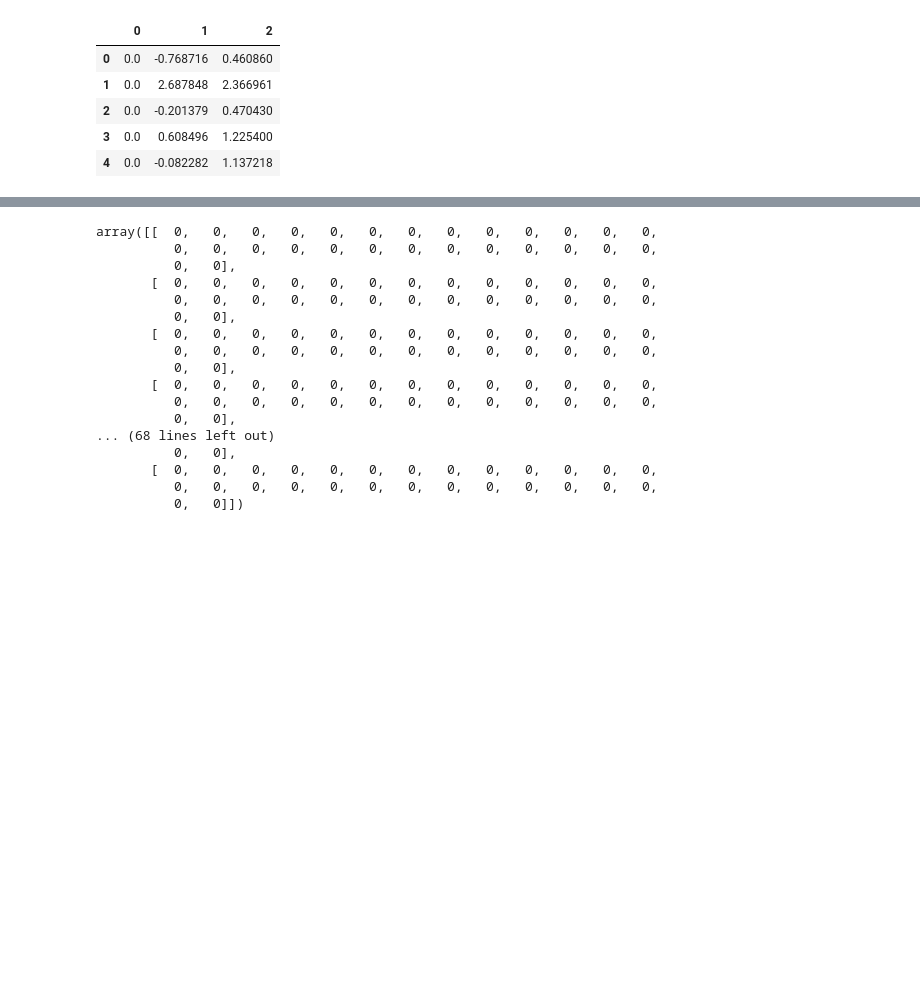
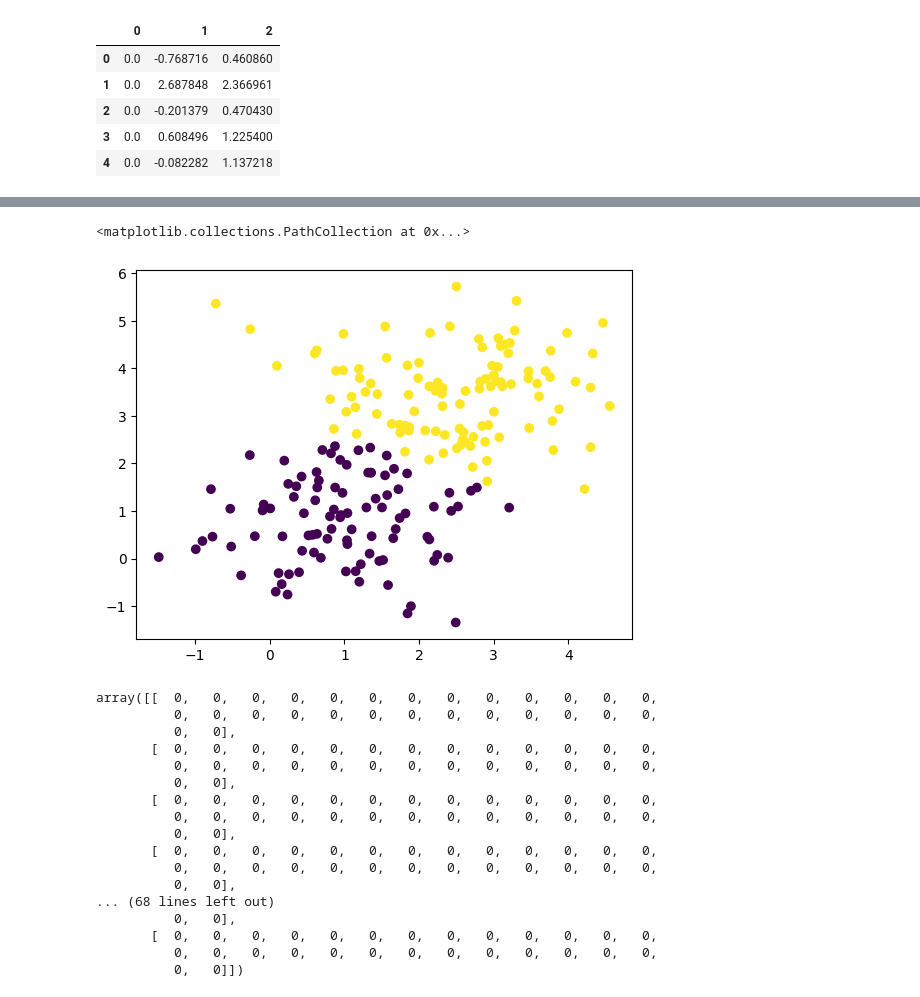
Before and after one commit to bohdanboiprav/GOIT, a Jupyter notebook: DATA SCIENCE/Week 6/HW_6.ipynb, the cells around one changed output, grey strips where cells are left out. Cells and saved outputs as stored; diff of their text form; code cells hidden in the pictures; blank space fills up the shorter version.

```diff
--- a/DATA SCIENCE/Week 6/HW_6.ipynb
+++ b/DATA SCIENCE/Week 6/HW_6.ipynb
@@ -84,3 +129,10 @@ for k in K_range:
+# %%
+kmeans = KMeans(n_clusters=2, n_init='auto', random_state=42)
+X_kmeans = kmeans.fit(X)
+plt.scatter(X.iloc[:, 0], X.iloc[:, 1], c=X_kmeans.labels_, cmap='viridis')
+# %% [output]
+<matplotlib.collections.PathCollection at 0x...>
+[figure, added]
 # %%
 from PIL import Image
 import numpy as np
```
Also changed, not shown: parts of 8 cells of this notebook.
